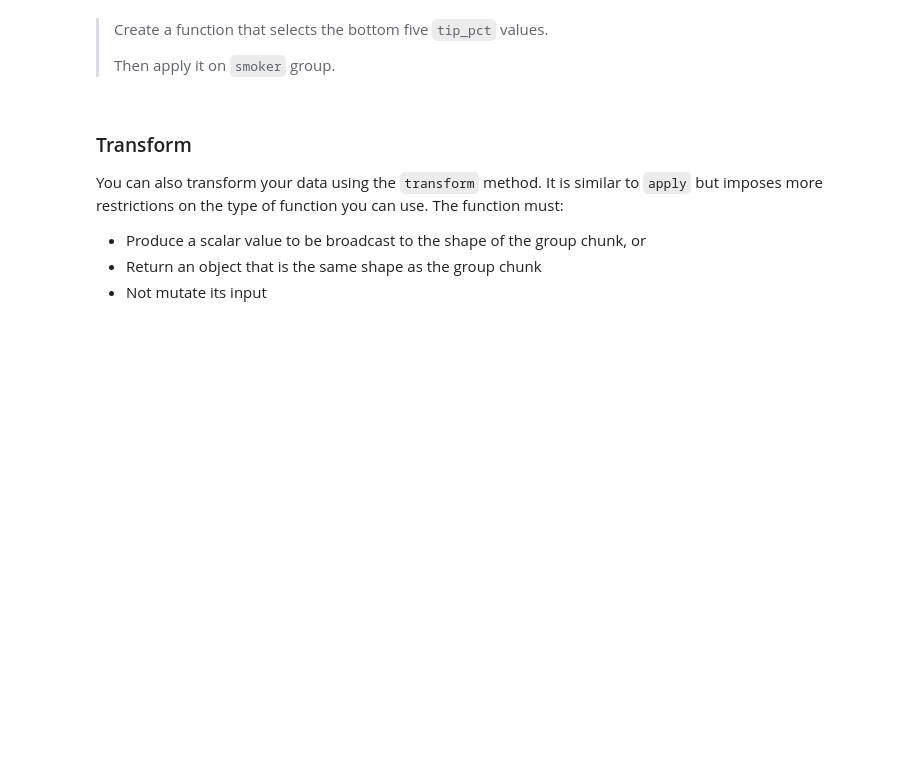
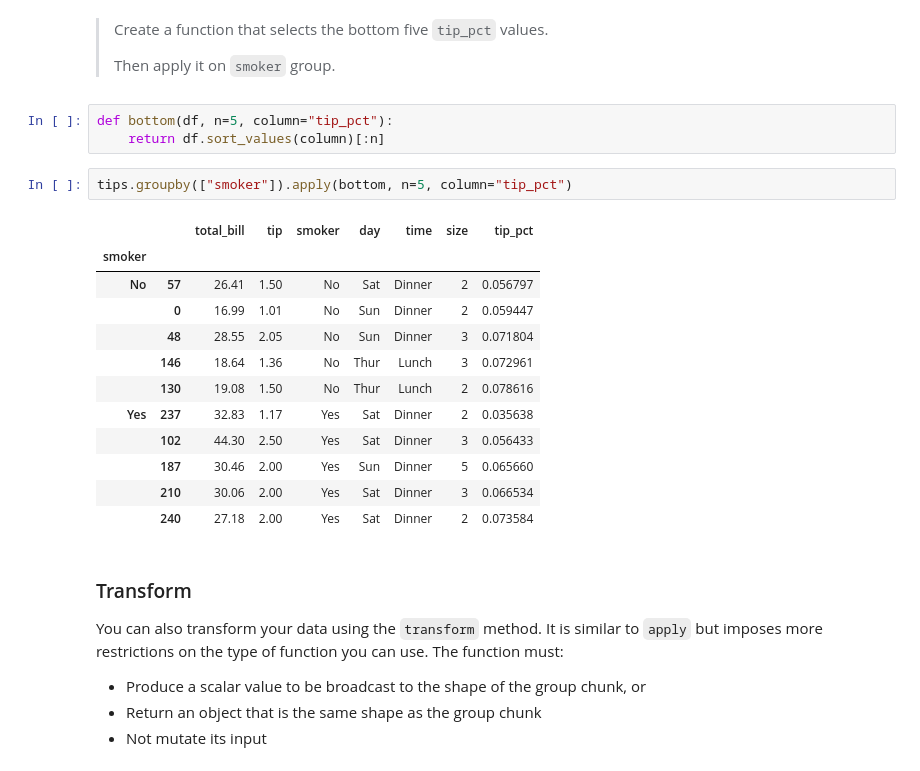
Before and after one commit to zey-2/5m-data-1.9-eda-advanced, a Jupyter notebook: notebooks/eda_advanced_lesson.ipynb, the cells around one changed output. Cells and saved outputs as stored; diff of their text form; blank space fills up the shorter version.

```diff
--- a/notebooks/eda_advanced_lesson.ipynb
+++ b/notebooks/eda_advanced_lesson.ipynb
@@ -1436,6 +1562,24 @@ tips.groupby(["smoker", "day"]).apply(top, n=2, column="total_bill")
 > Create a function that selects the bottom five `tip_pct` values.
 >
 > Then apply it on `smoker` group.
+# %%
+def bottom(df, n=5, column="tip_pct"):
+    return df.sort_values(column)[:n]
+# %%
+tips.groupby(["smoker"]).apply(bottom, n=5, column="tip_pct")
+# %% [output]
+|  |  | total_bill | tip | smoker | day | time | size | tip_pct |
+| smoker |  |  |  |  |  |  |  |  |
+| No | 57 | 26.41 | 1.50 | No | Sat | Dinner | 2 | 0.056797 |
+|  | 0 | 16.99 | 1.01 | No | Sun | Dinner | 2 | 0.059447 |
+|  | 48 | 28.55 | 2.05 | No | Sun | Dinner | 3 | 0.071804 |
+|  | 146 | 18.64 | 1.36 | No | Thur | Lunch | 3 | 0.072961 |
+|  | 130 | 19.08 | 1.50 | No | Thur | Lunch | 2 | 0.078616 |
+| Yes | 237 | 32.83 | 1.17 | Yes | Sat | Dinner | 2 | 0.035638 |
+|  | 102 | 44.30 | 2.50 | Yes | Sat | Dinner | 3 | 0.056433 |
+|  | 187 | 30.46 | 2.00 | Yes | Sun | Dinner | 5 | 0.065660 |
+|  | 210 | 30.06 | 2.00 | Yes | Sat | Dinner | 3 | 0.066534 |
+|  | 240 | 27.18 | 2.00 | Yes | Sat | Dinner | 2 | 0.073584 |
 # %% [markdown]
 ### Transform
 
```
Also changed, not shown: parts of 10 cells of this notebook, 3 other files.
